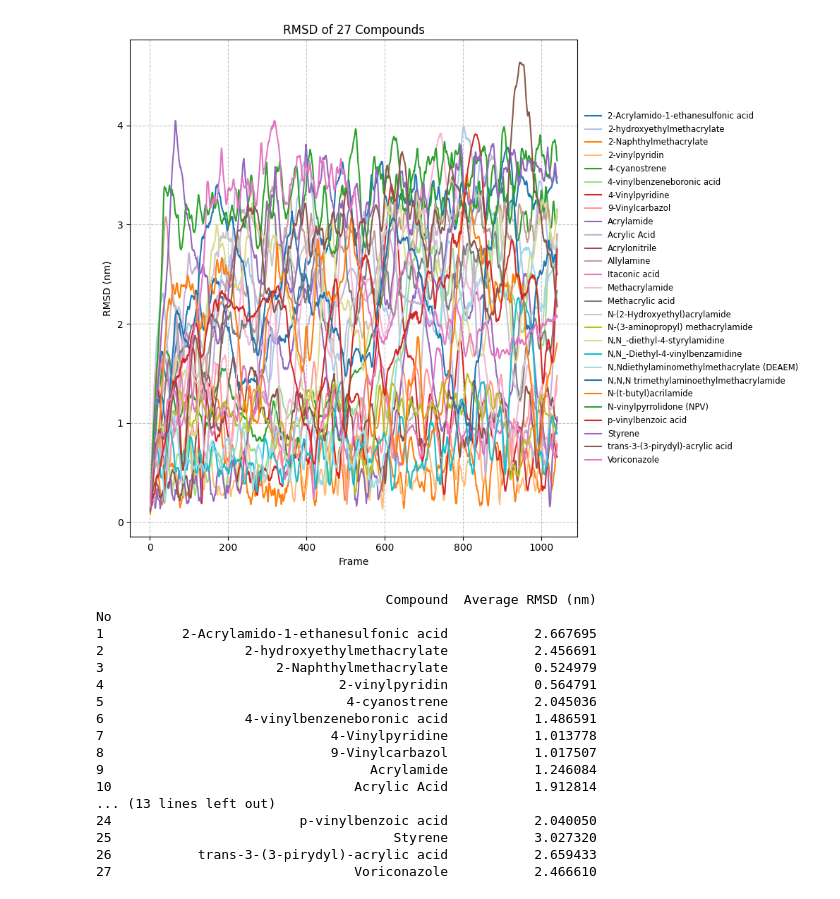
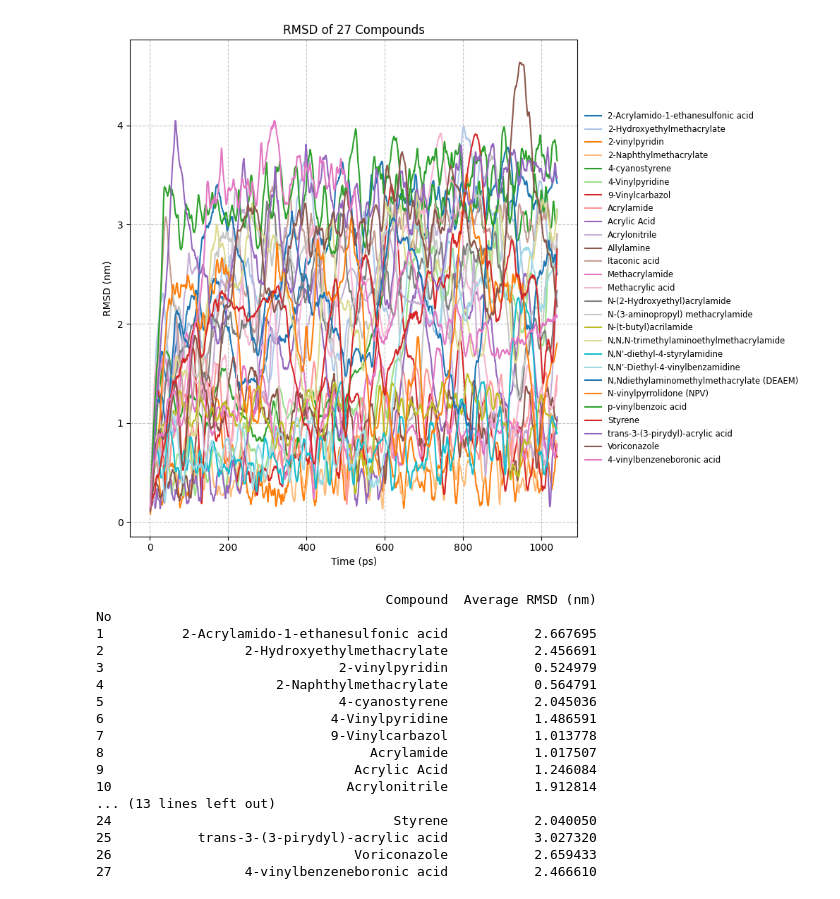
Before and after one commit to Diaindah/xtb_md, a Jupyter notebook: RMSD_Plot.ipynb, the cells around one changed output. Cells and saved outputs as stored; diff of their text form; code cells hidden in the pictures.

```diff
--- a/RMSD_Plot.ipynb
+++ b/RMSD_Plot.ipynb
@@ -7,14 +7,15 @@ import numpy as np
 
 # Daftar nama senyawa sesuai urutan file 1.xvg hingga 27.xvg
 compound_names = [
-    "2-Acrylamido-1-ethanesulfonic acid", "2-hydroxyethylmethacrylate", "2-Naphthylmethacrylate",
-    "2-vinylpyridin", "4-cyanostrene", "4-vinylbenzeneboronic acid", "4-Vinylpyridine",
-    "9-Vinylcarbazol", "Acrylamide", "Acrylic Acid", "Acrylonitrile", "Allylamine",
-    "Itaconic acid", "Methacrylamide", "Methacrylic acid", "N-(2-Hydroxyethyl)acrylamide",
-    "N-(3-aminopropyl) methacrylamide", "N,N_-diethyl-4-styrylamidine",
-    "N,N_-Diethyl-4-vinylbenzamidine", "N,Ndiethylaminomethylmethacrylate (DEAEM)",
-    "N,N,N trimethylaminoethylmethacrylamide", "N-(t-butyl)acrilamide", "N-vinylpyrrolidone (NPV)",
-    "p-vinylbenzoic acid", "Styrene", "trans-3-(3-pirydyl)-acrylic acid", "Voriconazole"
+    "2-Acrylamido-1-ethanesulfonic acid", "2-Hydroxyethylmethacrylate", "2-vinylpyridin",
+    "2-Naphthylmethacrylate", "4-cyanostyrene", "4-Vinylpyridine", "9-Vinylcarbazol",
+    "Acrylamide", "Acrylic Acid", "Acrylonitrile", "Allylamine", "Itaconic acid",
+    "Methacrylamide", "Methacrylic acid", "N-(2-Hydroxyethyl)acrylamide",
+    "N-(3-aminopropyl) methacrylamide", "N-(t-butyl)acrilamide",
+    "N,N,N-trimethylaminoethylmethacrylamide", "N,N'-diethyl-4-styrylamidine",
+    "N,N'-Diethyl-4-vinylbenzamidine", "N,Ndiethylaminomethylmethacrylate (DEAEM)",
+    "N-vinylpyrrolidone (NPV)", "p-vinylbenzoic acid", "Styrene",
+    "trans-3-(3-pirydyl)-acrylic acid", "Voriconazole", "4-vinylbenzeneboronic acid"
 ]
 
 # Interval waktu per frame dalam ps (contoh: 1 ps per frame)
@@ -57,7 +58,7 @@ for i in range(len(compound_names)):
         print(f"Kesalahan saat memproses {file_name}: {e}")
 
 # Atur label dan judul plot
-plt.xlabel("Frame")
+plt.xlabel("Time (ps)")
 plt.ylabel("RMSD (nm)")
 plt.title("RMSD of 27 Compounds")
 plt.xticks(fontsize=10)  # Ukuran font untuk sumbu x
@@ -65,48 +66,48 @@ plt.yticks(fontsize=10)  # Ukuran font untuk sumbu y
 
 # Letakkan legenda di luar gambar
 plt.legend(loc='center left', bbox_to_anchor=(1, 0.5), fontsize="small", frameon=False)
 
 # Sesuaikan tampilan plot
 plt.grid(visible=True, linestyle='--', alpha=0.7)  # Tambahkan grid
 plt.tight_layout(rect=[0, 0, 0.85, 1])  # Memberi ruang untuk legenda
 
 # Simpan plot sebagai file PDF dengan resolusi 600 dpi
 plt.savefig("hasil.pdf", format="pdf", dpi=600, bbox_inches="tight")
 
 # Tampilkan plot
 plt.show()
 
 # Membuat tabel rata-rata RMSD
 average_rmsd_df = pd.DataFrame({
     "Compound": compound_names,
     "Average RMSD (nm)": average_rmsd
 })
 
 # Menyisipkan nomor urut dari 1 ke 27
 average_rmsd_df.index += 1
 average_rmsd_df.index.name = 'No'
 
 # Simpan tabel rata-rata RMSD ke dalam file Excel
 average_rmsd_df.to_excel("rata2_rmsd.xlsx", index=True)
 
 # Tampilkan tabel rata-rata RMSD
 print(average_rmsd_df)
 # %% [output]
-[figure, old version]
+[figure, new version]
                                      Compound  Average RMSD (nm)
 No
 1          2-Acrylamido-1-ethanesulfonic acid           2.667695
-2                  2-hydroxyethylmethacrylate           2.456691
-3                      2-Naphthylmethacrylate           0.524979
-4                              2-vinylpyridin           0.564791
-5                               4-cyanostrene           2.045036
-6                  4-vinylbenzeneboronic acid           1.486591
-7                             4-Vinylpyridine           1.013778
-8                             9-Vinylcarbazol           1.017507
-9                                  Acrylamide           1.246084
-10                               Acrylic Acid           1.912814
+2                  2-Hydroxyethylmethacrylate           2.456691
+3                              2-vinylpyridin           0.524979
+4                      2-Naphthylmethacrylate           0.564791
+5                              4-cyanostyrene           2.045036
+6                             4-Vinylpyridine           1.486591
+7                             9-Vinylcarbazol           1.013778
+8                                  Acrylamide           1.017507
+9                                Acrylic Acid           1.246084
+10                              Acrylonitrile           1.912814
 ... (13 lines left out)
-24                        p-vinylbenzoic acid           2.040050
-25                                    Styrene           3.027320
-26           trans-3-(3-pirydyl)-acrylic acid           2.659433
-27                               Voriconazole           2.466610
+24                                    Styrene           2.040050
+25           trans-3-(3-pirydyl)-acrylic acid           3.027320
+26                               Voriconazole           2.659433
+27                 4-vinylbenzeneboronic acid           2.466610
```
Also changed, not shown: parts of 2 cells of this notebook.
